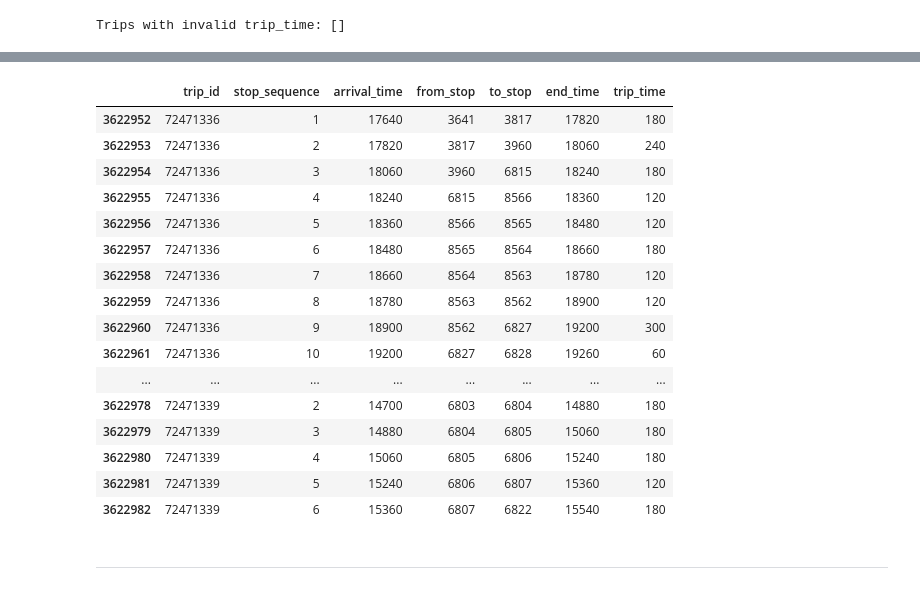
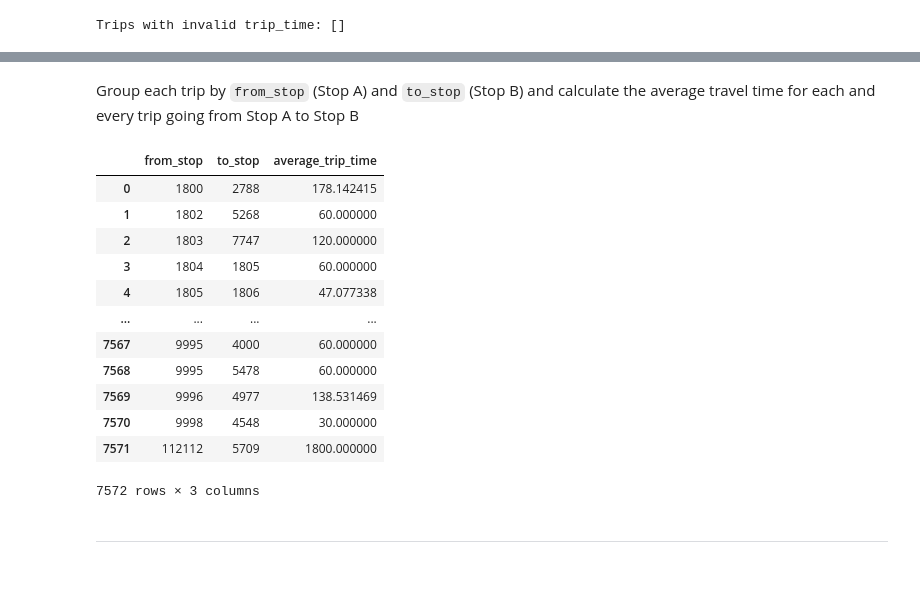
Before and after one commit to Mathemusician1729/Calgary-Transit-Intelligence-Engine, a Jupyter notebook: gtfs_static.ipynb, the cells around one changed output, grey strips where cells are left out. Drawn from its saved outputs; the diff is of its cells as text; code cells hidden in the pictures.

```diff
--- a/gtfs_static.ipynb
+++ b/gtfs_static.ipynb
@@ -670,21 +671,21 @@ edge_list.head(30)
 explain why trip time of 0 or less is bad -- only for this edge list
 # %%
 # calculate travel time
-edge_list['trip_time'] = edge_list['end_time'] - edge_list['arrival_time']
+stop_total_times['trip_time'] = stop_total_times['end_time'] - stop_total_times['arrival_time']
 
 # verify there are no negative or 0 entries for trip time (invalid entries)
-invalid_trip_times = edge_list['trip_time'] <= 0
-print("Trips with invalid trip_time:", edge_list[invalid_trip_times]['trip_id'].unique().tolist())
+invalid_trip_times = stop_total_times['trip_time'] <= 0
+print("Trips with invalid trip_time:", stop_total_times[invalid_trip_times]['trip_id'].unique().tolist())
 # %% [output]
 Trips with invalid trip_time: [73224970, 73224971, 73224972, 73224973, 73224974, 73224975, 73224976, 73224977, 73224978, 73224979, 73224980, 73224981, 73224982, 73224983, 73224984, 73224985, 73224986, ...
 # %% [markdown]
 side note: due to HH:MM precision, the arrival_time (and thus trip_time and end_time columns) can only represent exact minutes, e.g. a value of 0 (which we will clean) actually means any amount of seconds between 0s and less than 60s (e.g. 30s becomes 0s), and 60s means any time between 60s and less than 120s (e.g. 100s becomes 60s)
 # %%
 # impute values with trip times <= 0 with 30s (reasonable approximation since it is only a few seconds between stops likely)
-edge_list['trip_time'] = edge_list['trip_time'].replace(0, 30)
+stop_total_times['trip_time'] = stop_total_times['trip_time'].clip(lower=0).replace(0, 30)
 
 # recheck entries
-invalid_trip_times = edge_list['trip_time'] <= 0
-print("Trips with invalid trip_time:", edge_list[invalid_trip_times]['trip_id'].unique().tolist())
+invalid_trip_times = stop_total_times['trip_time'] <= 0
+print("Trips with invalid trip_time:", stop_total_times[invalid_trip_times]['trip_id'].unique().tolist())
 # %% [output]
 Trips with invalid trip_time: []
@@ -711,24 +692,21 @@ edge_list[edge_list['trip_id'] == 73224972]
-# %%
-# tester column (print results)
-edge_list.rename(columns={"stop_id": "from_stop"}, inplace=True) # rename stop_id to from_stop for easier naming convention
-edge_list.head(30)
-# %% [output]
-|  | trip_id | stop_sequence | arrival_time | from_stop | to_stop | end_time | trip_time |
-| 3622952 | 72471336 | 1 | 17640 | 3641 | 3817 | 17820 | 180 |
-| 3622953 | 72471336 | 2 | 17820 | 3817 | 3960 | 18060 | 240 |
-| 3622954 | 72471336 | 3 | 18060 | 3960 | 6815 | 18240 | 180 |
-| 3622955 | 72471336 | 4 | 18240 | 6815 | 8566 | 18360 | 120 |
-| 3622956 | 72471336 | 5 | 18360 | 8566 | 8565 | 18480 | 120 |
-| 3622957 | 72471336 | 6 | 18480 | 8565 | 8564 | 18660 | 180 |
-| 3622958 | 72471336 | 7 | 18660 | 8564 | 8563 | 18780 | 120 |
-| 3622959 | 72471336 | 8 | 18780 | 8563 | 8562 | 18900 | 120 |
-| 3622960 | 72471336 | 9 | 18900 | 8562 | 6827 | 19200 | 300 |
-| 3622961 | 72471336 | 10 | 19200 | 6827 | 6828 | 19260 | 60 |
-| ... | ... | ... | ... | ... | ... | ... | ... |
-| 3622978 | 72471339 | 2 | 14700 | 6803 | 6804 | 14880 | 180 |
-| 3622979 | 72471339 | 3 | 14880 | 6804 | 6805 | 15060 | 180 |
-| 3622980 | 72471339 | 4 | 15060 | 6805 | 6806 | 15240 | 180 |
-| 3622981 | 72471339 | 5 | 15240 | 6806 | 6807 | 15360 | 120 |
-| 3622982 | 72471339 | 6 | 15360 | 6807 | 6822 | 15540 | 180 |
+# %% [markdown]
+Group each trip by `from_stop` (Stop A) and `to_stop` (Stop B) and calculate the average travel time for each and every trip going from Stop A to Stop B
+# %%
+edge_list = stop_total_times.groupby(['from_stop', 'to_stop']).agg(average_trip_time=('trip_time', 'mean')).reset_index()
+edge_list
+# %% [output]
+|  | from_stop | to_stop | average_trip_time |
+| 0 | 1800 | 2788 | 178.142415 |
+| 1 | 1802 | 5268 | 60.000000 |
+| 2 | 1803 | 7747 | 120.000000 |
+| 3 | 1804 | 1805 | 60.000000 |
+| 4 | 1805 | 1806 | 47.077338 |
+| ... | ... | ... | ... |
+| 7567 | 9995 | 4000 | 60.000000 |
+| 7568 | 9995 | 5478 | 60.000000 |
+| 7569 | 9996 | 4977 | 138.531469 |
+| 7570 | 9998 | 4548 | 30.000000 |
+| 7571 | 112112 | 5709 | 1800.000000 |
+7572 rows × 3 columns
 # %% [markdown]
 ---
```
Also changed, not shown: parts of 4 cells of this notebook.
